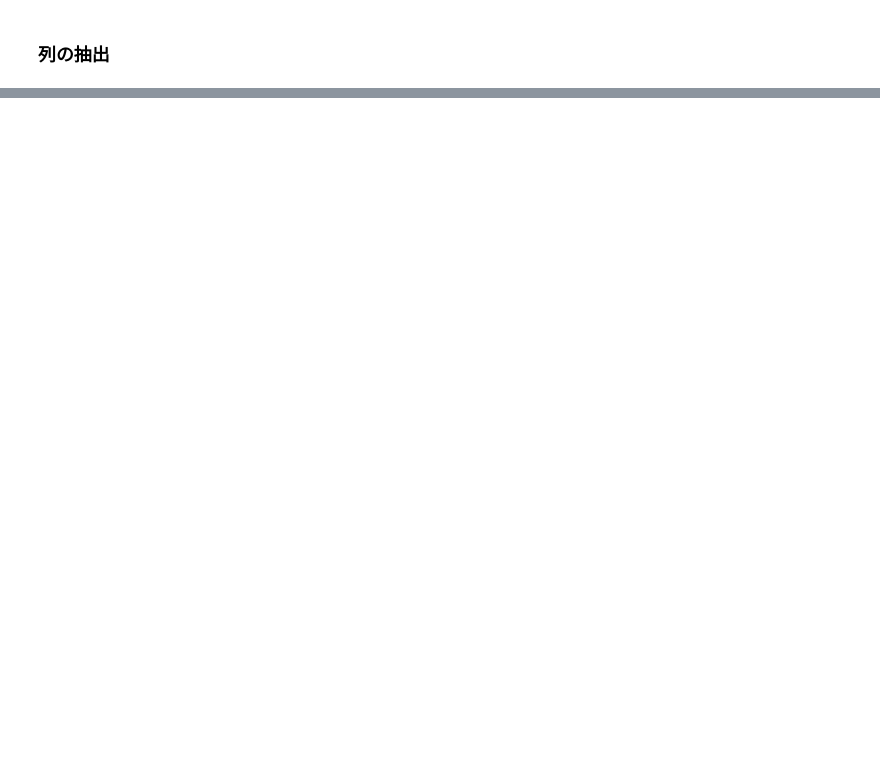
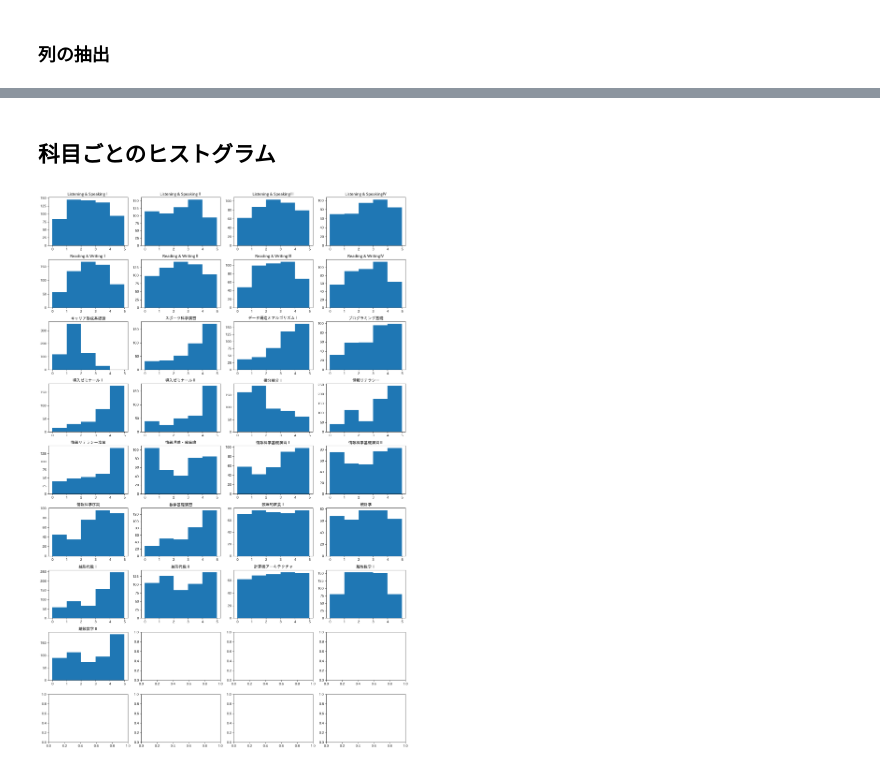
Before and after one commit to ltpdo/GradeData-MachineLearing, a Jupyter notebook: 成績データの仕分け.ipynb, the cells around one changed output, grey strips where cells are left out. Drawn from its saved outputs; the diff is of its cells as text; code cells hidden in the pictures; blank space fills up the shorter version.

```diff
--- a/成績データの仕分け.ipynb
+++ b/成績データの仕分け.ipynb
@@ -241,0 +300,15 @@ subject_data
+# %% [markdown]
+## 科目ごとのヒストグラム
+# %%
+# グラフの表示を設定
+fig, ax = plt.subplots(9, 4, figsize=(16, 24))
+
+# ヒストグラムの描写
+for i, col in enumerate(subject_data_50):
+  ax[i // 4, i % 4].hist(subject_data_50[col], bins=5, range=(0, 5)) #グラフ
+  ax[i // 4, i % 4].set_title(col) # タイトル
+
+plt.tight_layout()
+plt.show()
+# %% [output]
+[figure, added]
```
Also changed, not shown: parts of 92 cells of this notebook.
